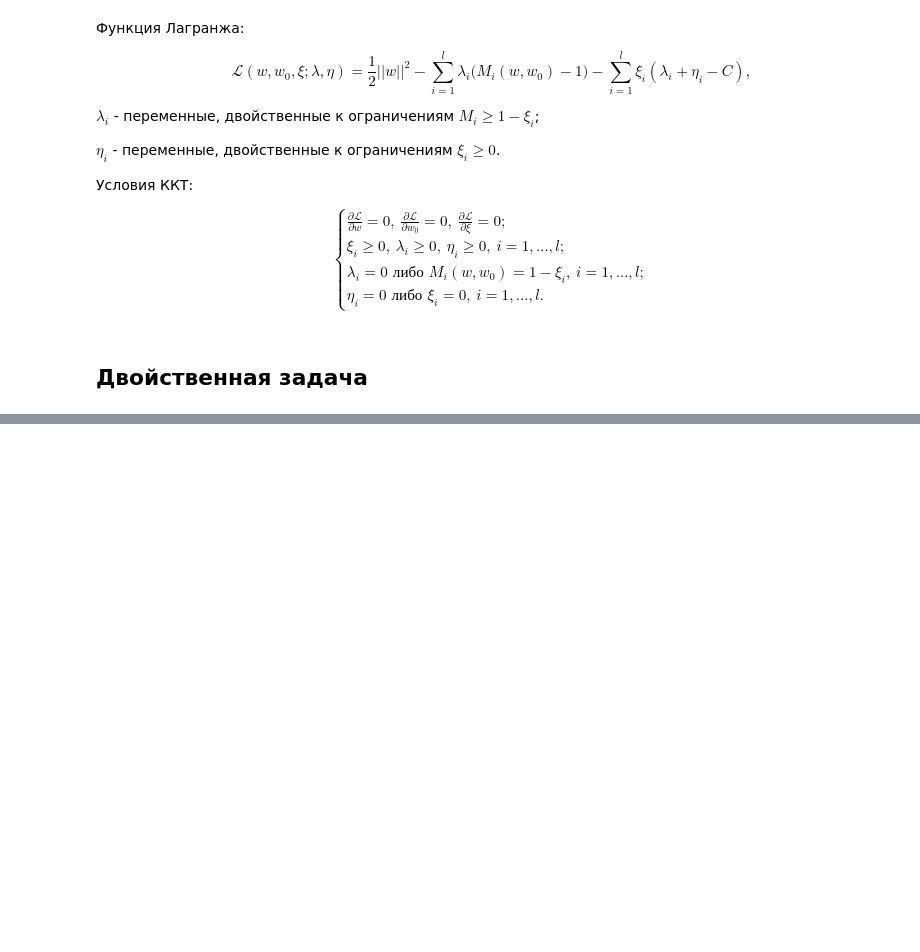
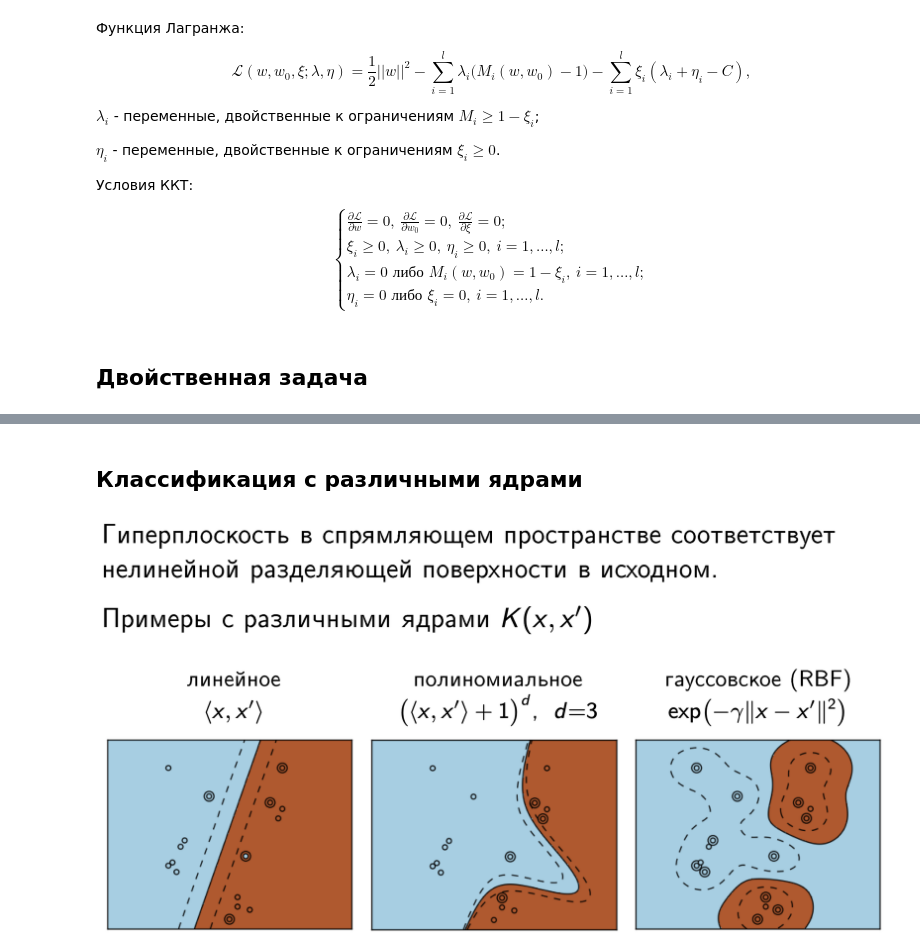
Before and after one commit to nkarasovd/Python-projects, a Jupyter notebook: Курс "Введение в машинное обучение"/Неделя 3/3.1 Метод опорных векторов.ipynb, the cells around one changed output, grey strips where cells are left out. Cells and saved outputs as stored; diff of their text form; code cells hidden in the pictures; blank space fills up the shorter version.

```diff
--- a/Курс "Введение в машинное обучение"/Неделя 3/3.1 Метод опорных векторов.ipynb
+++ b/Курс "Введение в машинное обучение"/Неделя 3/3.1 Метод опорных векторов.ipynb
@@ -183,0 +284,6 @@ $$\begin{cases}
+# %% [markdown]
+## Классификация с различными ядрами
+# %%
+Image(filename='images/3.1 Метод опорных векторов/example_1.png')
+# %% [output]
+[figure, added]
```
Also changed, not shown: parts of 46 cells of this notebook, 5 other files.
